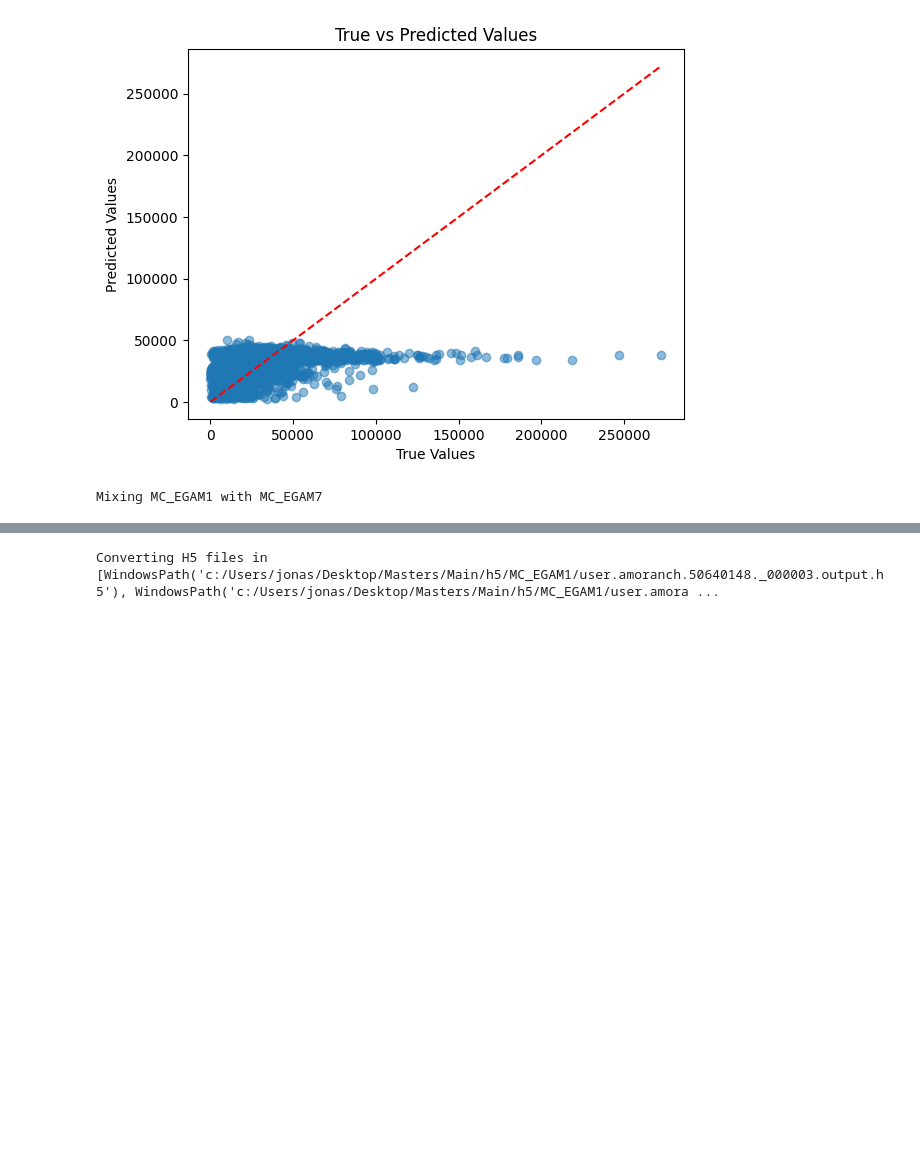
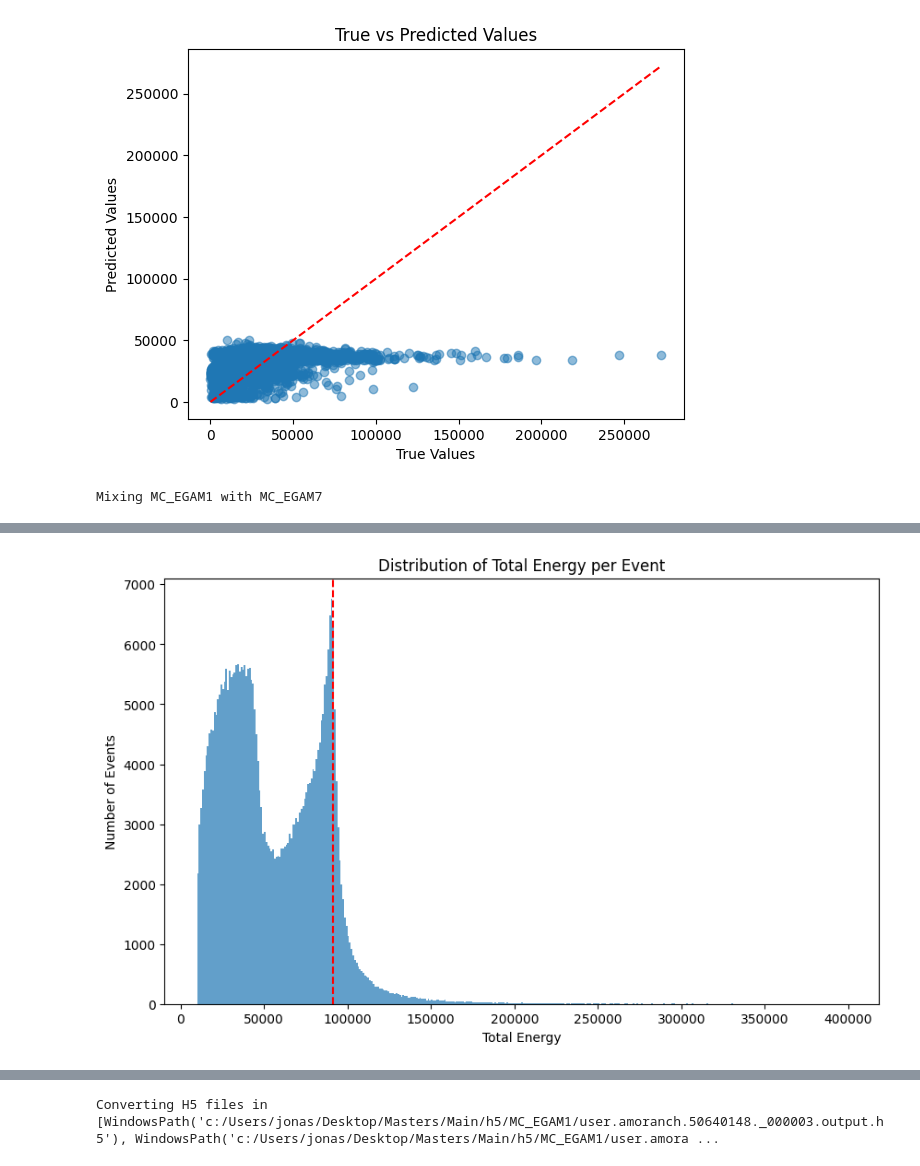
Before and after one commit to Le-Jonas/Masters_project, a Jupyter notebook: ML_lite.ipynb, the cells around one changed output, grey strips where cells are left out. Drawn from its saved outputs; the diff is of its cells as text; code cells hidden in the pictures; blank space fills up the shorter version.

```diff
--- a/ML_lite.ipynb
+++ b/ML_lite.ipynb
@@ -127,0 +177,10 @@ Mixing MC_EGAM1 with MC_EGAM7
+# %%
+plt.figure(figsize=(10, 6))
+plt.hist(energies, bins=np.arange(10000, 400000, 1000), alpha=0.7)
+plt.axvline(x=91180, color='r', linestyle='--')
+plt.title("Distribution of Total Energy per Event")
+plt.xlabel("Total Energy")
+plt.ylabel("Number of Events")
+plt.show()
+# %% [output]
+[figure, added]
```
Also changed, not shown: parts of 11 cells of this notebook, 1 other file.
